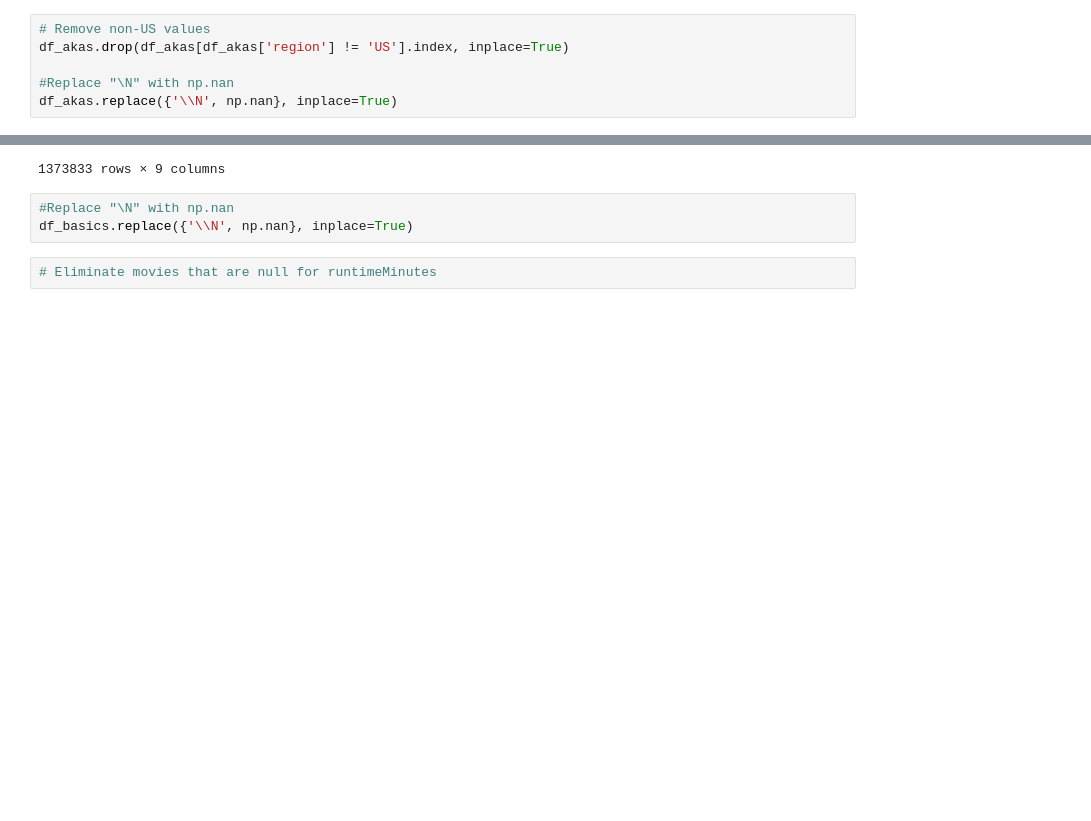
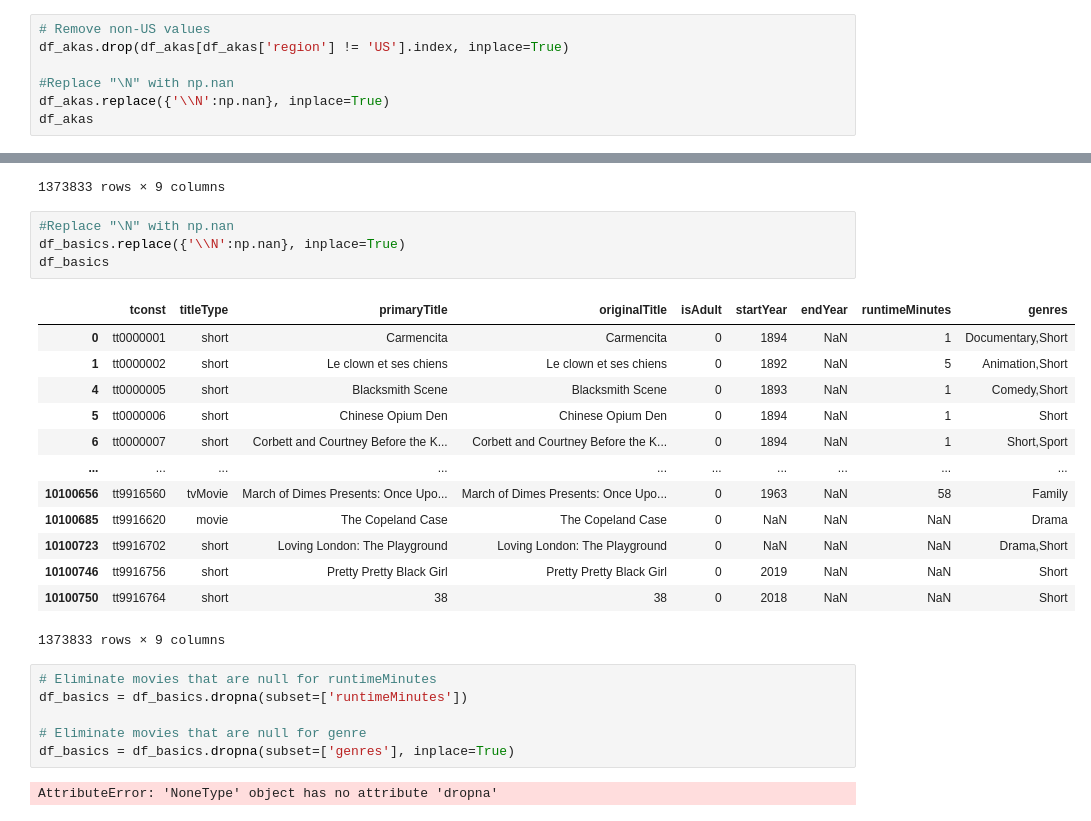
Before and after one commit to paulf35/Project-3---Movies, a Jupyter notebook: Project 3 - Part 1.ipynb, the cells around one changed output, grey strips where cells are left out. Saved outputs shown, nothing was run; the diff lists cells and outputs as text; blank space fills up the shorter version.

```diff
--- a/Project 3 - Part 1.ipynb
+++ b/Project 3 - Part 1.ipynb
@@ -65,4 +65,5 @@ df_ratings.head()
 df_akas.drop(df_akas[df_akas['region'] != 'US'].index, inplace=True)
 
 #Replace "\N" with np.nan
-df_akas.replace({'\\N', np.nan}, inplace=True)
+df_akas.replace({'\\N':np.nan}, inplace=True)
+df_akas
@@ -99,6 +114,27 @@ df_basics
 1373833 rows × 9 columns
 # %%
 #Replace "\N" with np.nan
-df_basics.replace({'\\N', np.nan}, inplace=True)
+df_basics.replace({'\\N':np.nan}, inplace=True)
+df_basics
+# %% [output]
+|  | tconst | titleType | primaryTitle | originalTitle | isAdult | startYear | endYear | runtimeMinutes | genres |
+| 0 | tt0000001 | short | Carmencita | Carmencita | 0 | 1894 | NaN | 1 | Documentary,Short |
+| 1 | tt0000002 | short | Le clown et ses chiens | Le clown et ses chiens | 0 | 1892 | NaN | 5 | Animation,Short |
+| 4 | tt0000005 | short | Blacksmith Scene | Blacksmith Scene | 0 | 1893 | NaN | 1 | Comedy,Short |
+| 5 | tt0000006 | short | Chinese Opium Den | Chinese Opium Den | 0 | 1894 | NaN | 1 | Short |
+| 6 | tt0000007 | short | Corbett and Courtney Before the K... | Corbett and Courtney Before the K... | 0 | 1894 | NaN | 1 | Short,Sport |
+| ... | ... | ... | ... | ... | ... | ... | ... | ... | ... |
+| 10100656 | tt9916560 | tvMovie | March of Dimes Presents: Once Upo... | March of Dimes Presents: Once Upo... | 0 | 1963 | NaN | 58 | Family |
+| 10100685 | tt9916620 | movie | The Copeland Case | The Copeland Case | 0 | NaN | NaN | NaN | Drama |
+| 10100723 | tt9916702 | short | Loving London: The Playground | Loving London: The Playground | 0 | NaN | NaN | NaN | Drama,Short |
+| 10100746 | tt9916756 | short | Pretty Pretty Black Girl | Pretty Pretty Black Girl | 0 | 2019 | NaN | NaN | Short |
+| 10100750 | tt9916764 | short | 38 | 38 | 0 | 2018 | NaN | NaN | Short |
+1373833 rows × 9 columns
 # %%
 # Eliminate movies that are null for runtimeMinutes
+df_basics = df_basics.dropna(subset=['runtimeMinutes'])
+
+# Eliminate movies that are null for genre
+df_basics = df_basics.dropna(subset=['genres'], inplace=True)
+# %% [output]
+AttributeError: 'NoneType' object has no attribute 'dropna'
```
Also changed, not shown: parts of 1 cell of this notebook.
